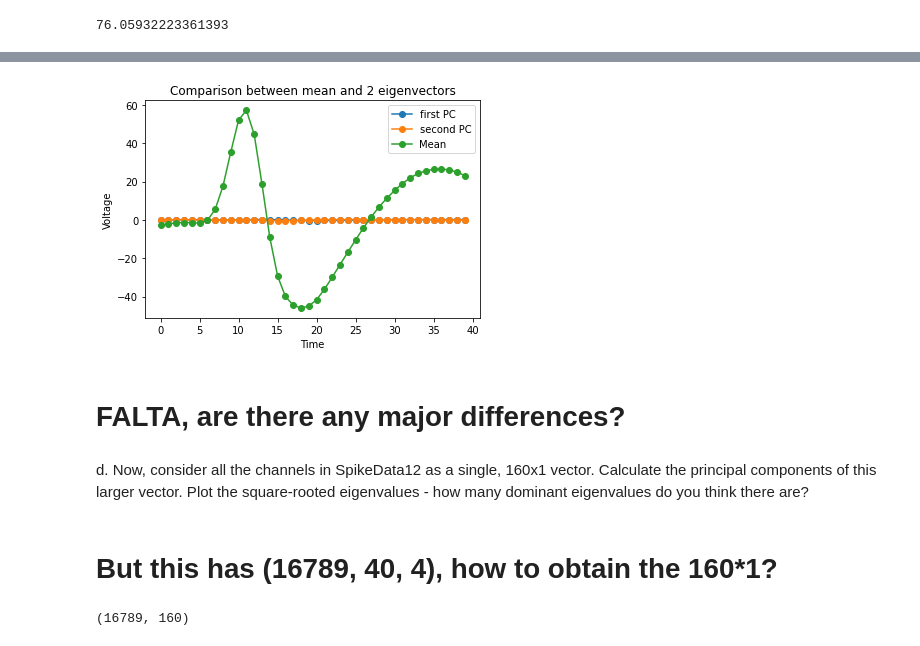
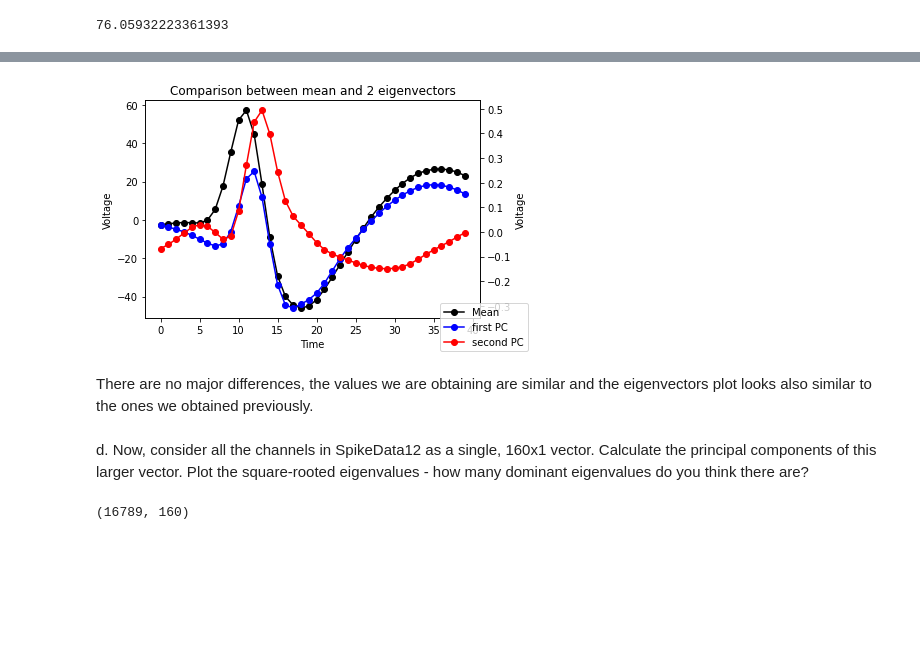
Before and after one commit to SaiAkhilVudattu/Neuro_classes, a Jupyter notebook: signal_processing/HW5/HW5.ipynb, the cells around one changed output, grey strips where cells are left out. Cells and saved outputs as stored; diff of their text form; code cells hidden in the pictures; blank space fills up the shorter version.

```diff
--- a/signal_processing/HW5/HW5.ipynb
+++ b/signal_processing/HW5/HW5.ipynb
@@ -318,20 +264,25 @@ plt.show()
-# %%
-plt.plot(eigenvectors[:,0], marker="o", label="first PC") #[0.2,-0.4]
-plt.plot(eigenvectors[:,1], marker="o", label="second PC")
-plt.plot(np.mean(first_tetrode,axis=0), marker="o", label="Mean")
-plt.xlabel("Time")
-plt.ylabel("Voltage")
-plt.title("Comparison between mean and 2 eigenvectors")
-plt.legend()
-plt.show()
-# %% [output]
-[figure, removed]
+# %%
+# Twin axis based on: https://www.geeksforgeeks.org/use-different-y-axes-on-the-left-and-right-of-a-matplotlib-plot/
+fig, ax1 = plt.subplots()
+
+ax1.set_xlabel('Time')
+ax1.set_ylabel('Voltage')
+ax1.plot(np.mean(first_tetrode,axis=0), marker="o", label="Mean", color="k") #[60,-40]
+
+ax2 = ax1.twinx()
+ax2.set_ylabel('Voltage')
+ax2.plot(eigenvectors_ft[:,0], marker="o", label="first PC", color="b") #[0.2,-0.4]
+ax2.plot(eigenvectors_ft[:,1], marker="o", label="second PC", color="r")
+
+plt.title("Comparison between mean and 2 eigenvectors")
+fig.legend(loc="lower right")
+plt.show()
+# %% [output]
+[figure, added]
 # %% [markdown]
-# FALTA, are there any major differences?
+There are no major differences, the values we are obtaining are similar and the eigenvectors plot looks also similar to the ones we obtained previously.
 # %% [markdown]
 d. Now, consider all the channels in SpikeData12 as a single, 160x1 vector. Calculate the principal components of this larger vector. Plot the square-rooted eigenvalues - how many dominant eigenvalues do you think there are?
-# %% [markdown]
-# But this has (16789, 40, 4), how to obtain the 160*1?
 # %%
 sw = SpikeWaveforms
 large_vector = [np.concatenate((sw[i,:,0], sw[i,:,1], sw[i,:,2], sw[i,:,3])) for i in range(np.shape(sw)[0])]
```
Also changed, not shown: parts of 31 cells of this notebook.
